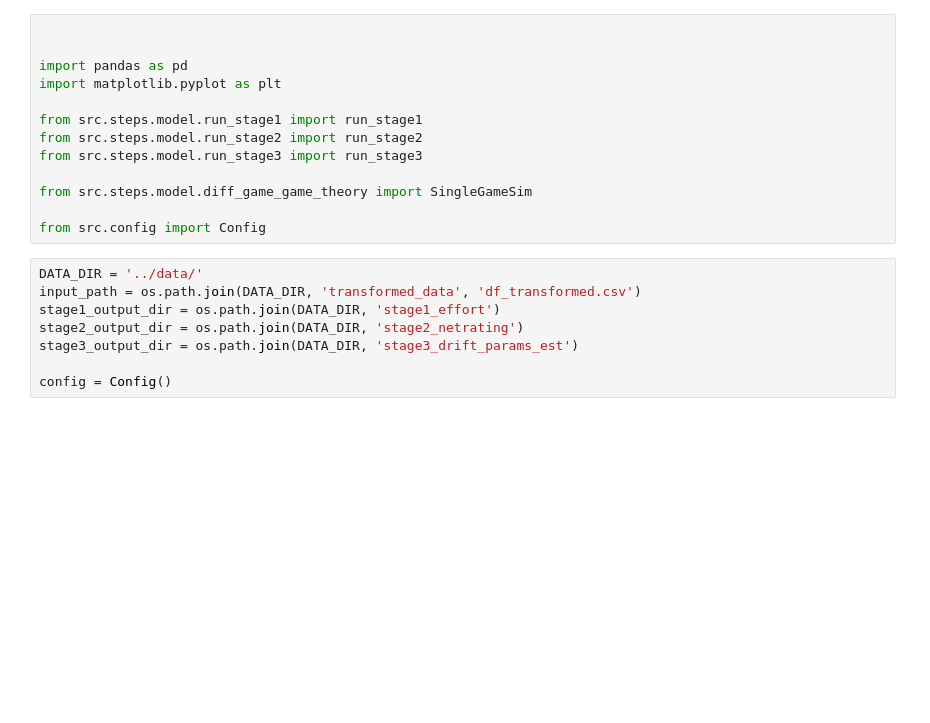
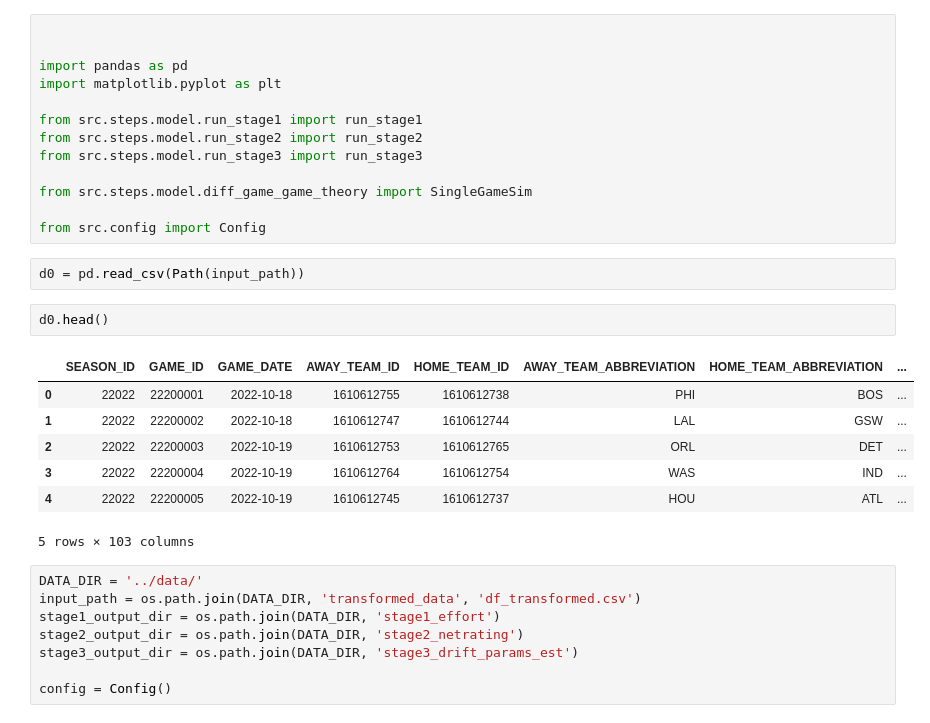
Before and after one commit to samluxenberg1/nba_hustle_sdg, a Jupyter notebook: notebooks/gt_solve.ipynb, the cells around one changed output. Saved outputs shown, nothing was run; the diff lists cells and outputs as text; blank space fills up the shorter version.

Commit message:
refactored game theory pipeline code

```diff
--- a/notebooks/gt_solve.ipynb
+++ b/notebooks/gt_solve.ipynb
@@ -16,6 +16,18 @@ from src.steps.model.run_stage3 import run_stage3
 from src.steps.model.diff_game_game_theory import SingleGameSim
 
 from src.config import Config
+# %%
+d0 = pd.read_csv(Path(input_path))
+# %%
+d0.head()
+# %% [output]
+|  | SEASON_ID | GAME_ID | GAME_DATE | AWAY_TEAM_ID | HOME_TEAM_ID | AWAY_TEAM_ABBREVIATION | HOME_TEAM_ABBREVIATION | ... |
+| 0 | 22022 | 22200001 | 2022-10-18 | 1610612755 | 1610612738 | PHI | BOS | ... |
+| 1 | 22022 | 22200002 | 2022-10-18 | 1610612747 | 1610612744 | LAL | GSW | ... |
+| 2 | 22022 | 22200003 | 2022-10-19 | 1610612753 | 1610612765 | ORL | DET | ... |
+| 3 | 22022 | 22200004 | 2022-10-19 | 1610612764 | 1610612754 | WAS | IND | ... |
+| 4 | 22022 | 22200005 | 2022-10-19 | 1610612745 | 1610612737 | HOU | ATL | ... |
+5 rows × 103 columns
 # %%
 DATA_DIR = '../data/'
 input_path = os.path.join(DATA_DIR, 'transformed_data', 'df_transformed.csv')
```
Also changed, not shown: parts of 7 cells of this notebook, 19 other files.
